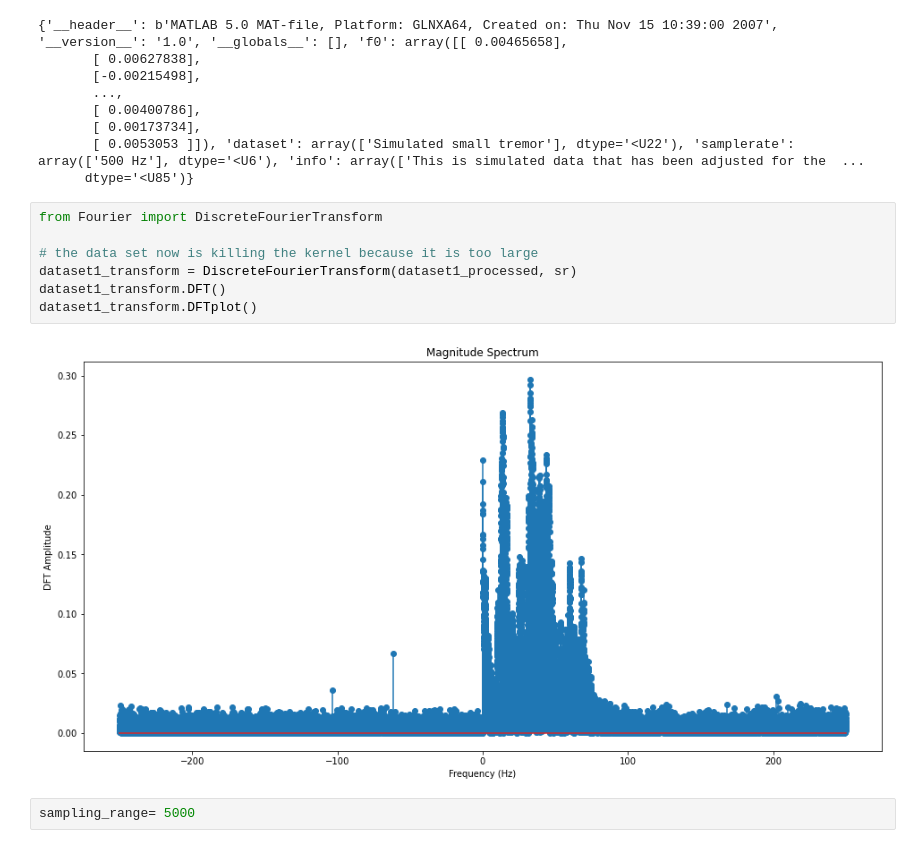
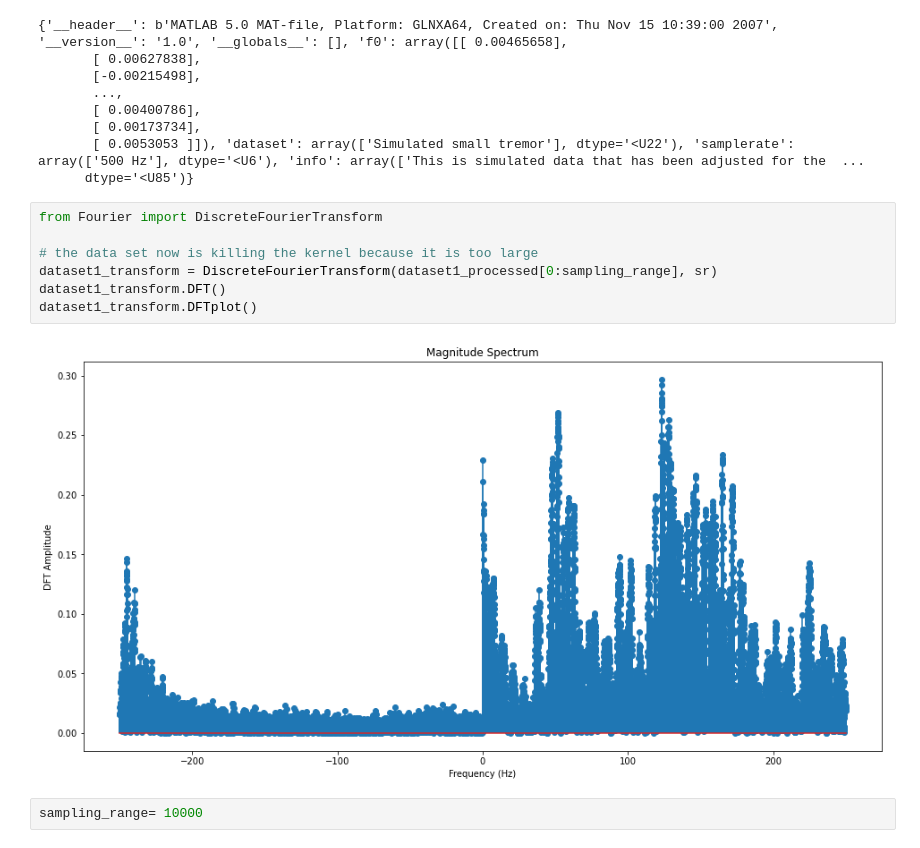
Before and after one commit to JennyYuanZW/FT-Windowing, a Jupyter notebook: earthquake dataset1.ipynb, the cells around one changed output. Saved outputs shown, nothing was run; the diff lists cells and outputs as text.

```diff
--- a/earthquake dataset1.ipynb
+++ b/earthquake dataset1.ipynb
@@ -18,14 +18,14 @@ sr = int(dataset1['samplerate'][0].replace(' Hz', ''))
 # %%
 from Fourier import DiscreteFourierTransform
 
 # the data set now is killing the kernel because it is too large
-dataset1_transform = DiscreteFourierTransform(dataset1_processed, sr)
+dataset1_transform = DiscreteFourierTransform(dataset1_processed[0:sampling_range], sr)
 dataset1_transform.DFT()
 dataset1_transform.DFTplot()
 # %% [output]
-[figure, old version]
+[figure, new version]
 # %%
-sampling_range= 5000
+sampling_range= 10000
 # %%
 window_function = np.hanning(sampling_range)
 print(len(window_function))
```
Also changed, not shown: parts of 6 cells of this notebook.
